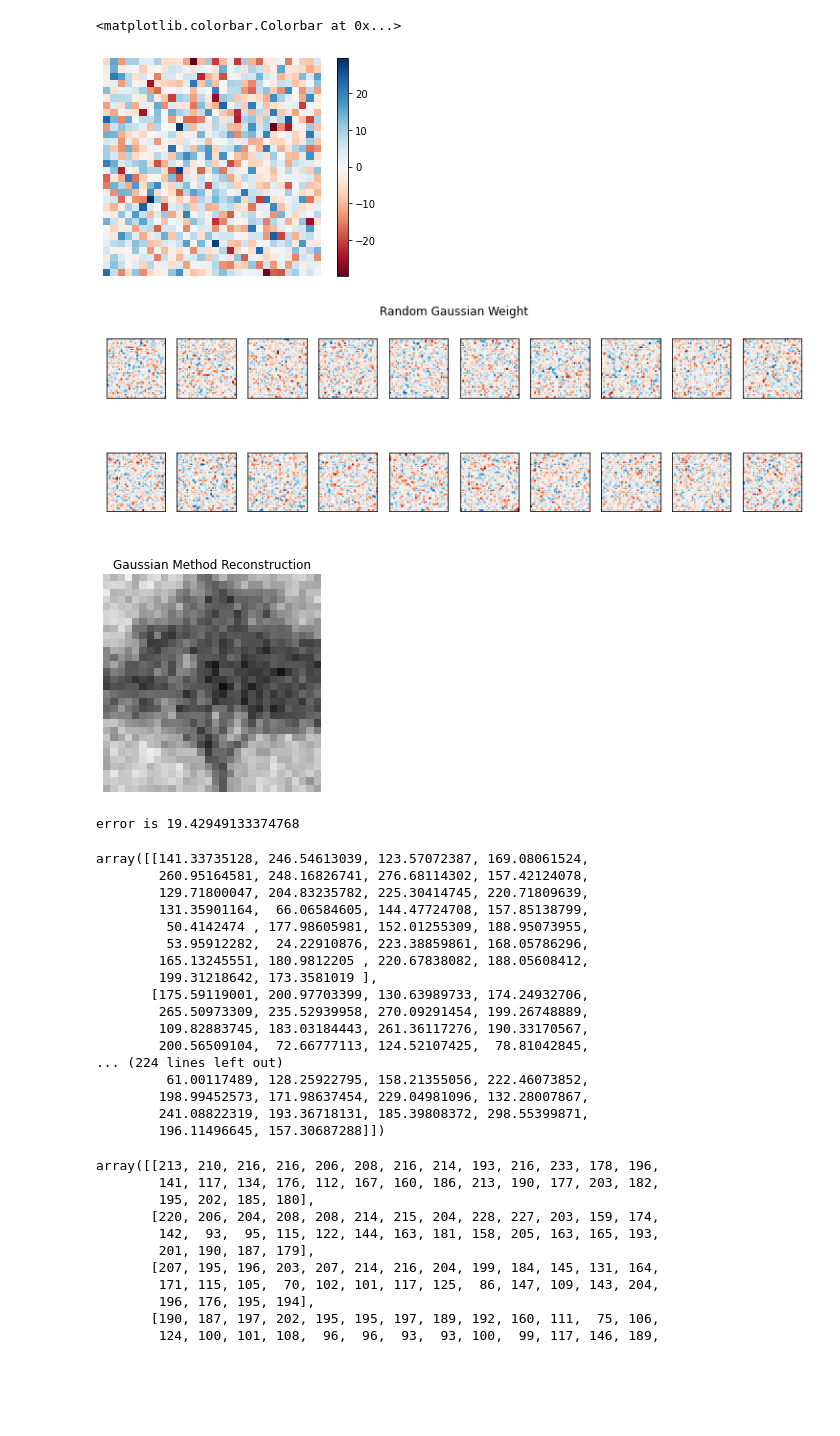
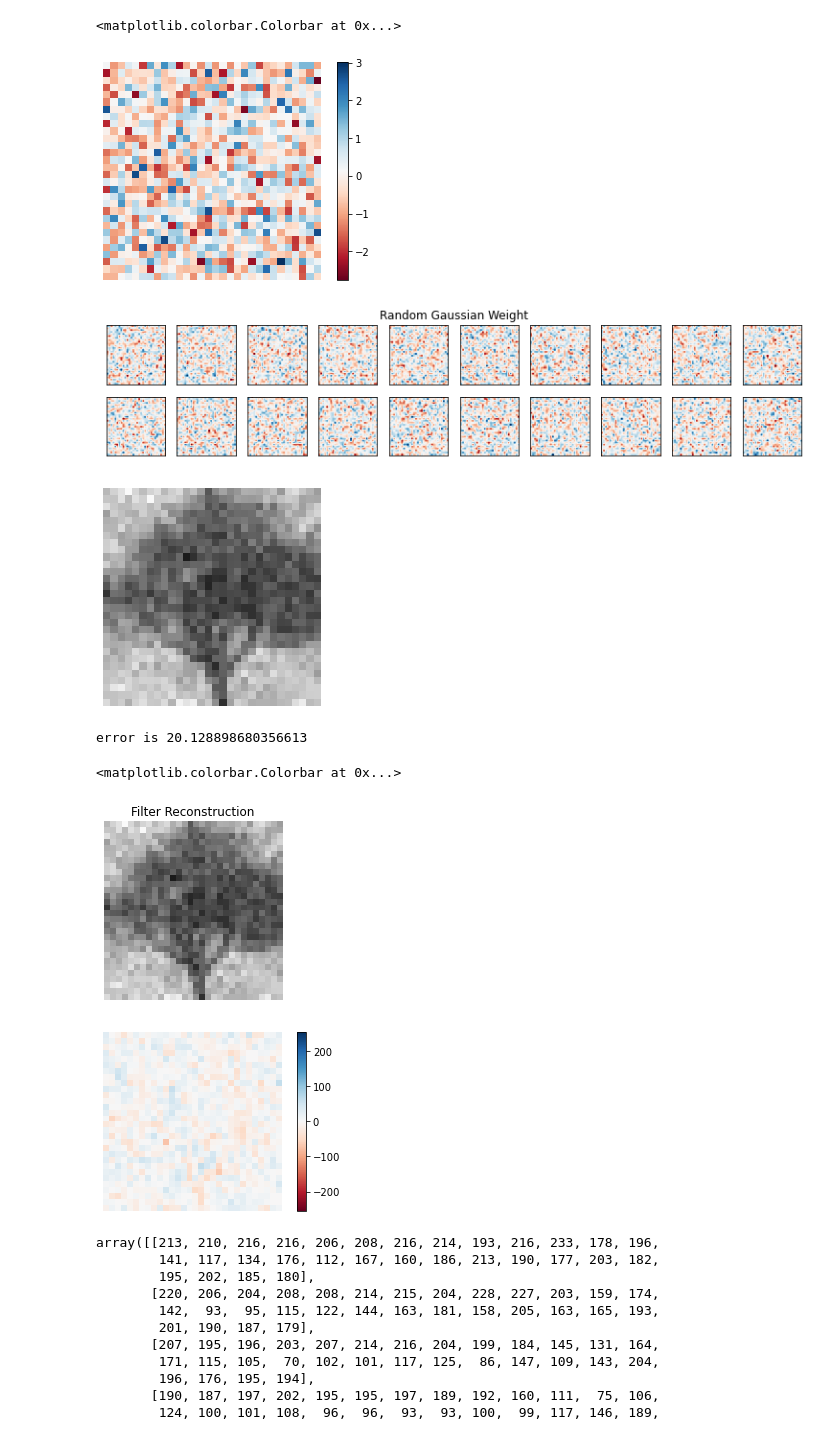
Before and after one commit to qkstngus000/Visual-Compressive-Sensing, a Jupyter notebook: gaussian_reconst.ipynb, the cells around one changed output. Cells and saved outputs as stored; diff of their text form; code cells hidden in the pictures; blank space fills up the shorter version.

```diff
--- a/gaussian_reconst.ipynb
+++ b/gaussian_reconst.ipynb
@@ -4,32 +4,35 @@ from matplotlib import pyplot as plt
 from PIL import Image, ImageOps
 from src.V1_reconst import reconstruct, generate_Y
 # %%
-W = np.random.randn(30,30) * 10
+W = np.random.randn(30,30)
 
 ax = plt.imshow(W, 'RdBu')
 plt.axis('off')
 plt.colorbar(ax)
 # %% [output]
 <matplotlib.colorbar.Colorbar at 0x...>
-[figure, old version]
+[figure, new version]
 # %%
 # 2. Plot those V1 weights
 
 fig = plt.figure(figsize = (13, 4))
 plt.title('Random Gaussian Weight')
 plt.axis('off')
+plt.subplots_adjust(top=0.6)
 for i in range(20):
     ax = fig.add_subplot(2, 10, i+1)
     cell_rf = np.random.randn(30, 30)
 #     cell_rf = cell_rf.reshape(dim)
     plt.imshow(cell_rf, cmap="RdBu")
     plt.clim([-3, 3])
     axes = plt.gca()
     axes.get_xaxis().set_visible(False)
     axes.get_yaxis().set_visible(False)
+
 #     plt.axis('off')
+fig.savefig("result/gaussian/weights_figure.png", dpi = 300)
 # %% [output]
-[figure, old version]
+[figure, new version]
 # %%
 def gaussian_W(num_cell, img_dim):
     n, m = img_dim
@@ -50,34 +53,28 @@ theta, reconst, s = reconstruct(W_rev, y, 1)
 plt.imshow(reconst, 'gray')
 plt.clim(0, 255)
 plt.axis('off')
-plt.title('Gaussian Method Reconstruction')
+# plt.title('Gaussian Method Reconstruction')
 # plt.savefig('result/gaussian/gaussian_reconst.png', dpi = 300)
 plt.show()
 error = np.linalg.norm(img_arr - reconst, 'fro') / np.sqrt(n*m)
 print("error is {error}".format(error = error))
 # %% [output]
-[figure, old version]
+[figure, new version]
-error is 19.42949133374768
+error is 20.128898680356613
 # %%
-reconst
+fig, axs = plt.subplots(2, 1, figsize=(6, 6))
+fig.tight_layout()
+fig.subplots_adjust(left=0.27, bottom=None, right=None, top=None, wspace=None, hspace=None)
+axs[0].imshow(reconst, 'gray', vmin=0, vmax=255)
+axs[0].axis('off')
+axs[0].set_title("Filter Reconstruction")
+cax = axs[1].imshow(img_arr - reconst, 'RdBu', vmin = -255, vmax = 255)
+axs[1].axis('off')
+# axs[1].set_title("Error")
+fig.colorbar(cax)
 # %% [output]
-array([[141.33735128, 246.54613039, 123.57072387, 169.08061524,
-        260.95164581, 248.16826741, 276.68114302, 157.42124078,
-        129.71800047, 204.83235782, 225.30414745, 220.71809639,
-        131.35901164,  66.06584605, 144.47724708, 157.85138799,
-         50.4142474 , 177.98605981, 152.01255309, 188.95073955,
-         53.95912282,  24.22910876, 223.38859861, 168.05786296,
-        165.13245551, 180.9812205 , 220.67838082, 188.05608412,
-        199.31218642, 173.3581019 ],
-       [175.59119001, 200.97703399, 130.63989733, 174.24932706,
-        265.50973309, 235.52939958, 270.09291454, 199.26748889,
-        109.82883745, 183.03184443, 261.36117276, 190.33170567,
-        200.56509104,  72.66777113, 124.52107425,  78.81042845,
-... (224 lines left out)
-         61.00117489, 128.25922795, 158.21355056, 222.46073852,
-        198.99452573, 171.98637454, 229.04981096, 132.28007867,
-        241.08822319, 193.36718131, 185.39808372, 298.55399871,
-        196.11496645, 157.30687288]])
+<matplotlib.colorbar.Colorbar at 0x...>
+[figure, added]
 # %%
 img_arr
 # %% [output]
```
Also changed, not shown: 38 other files.
